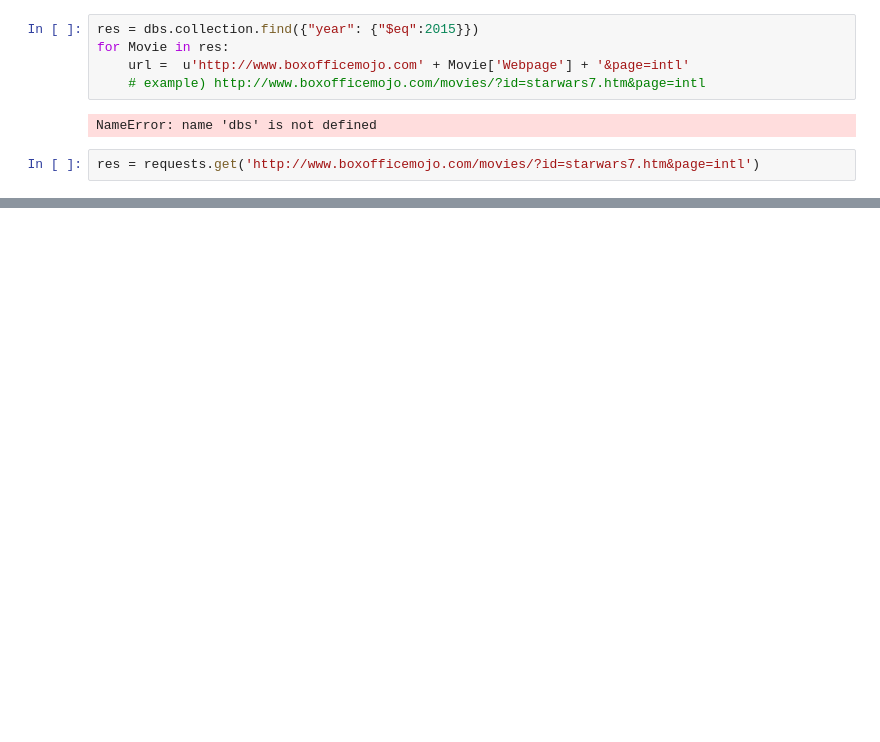
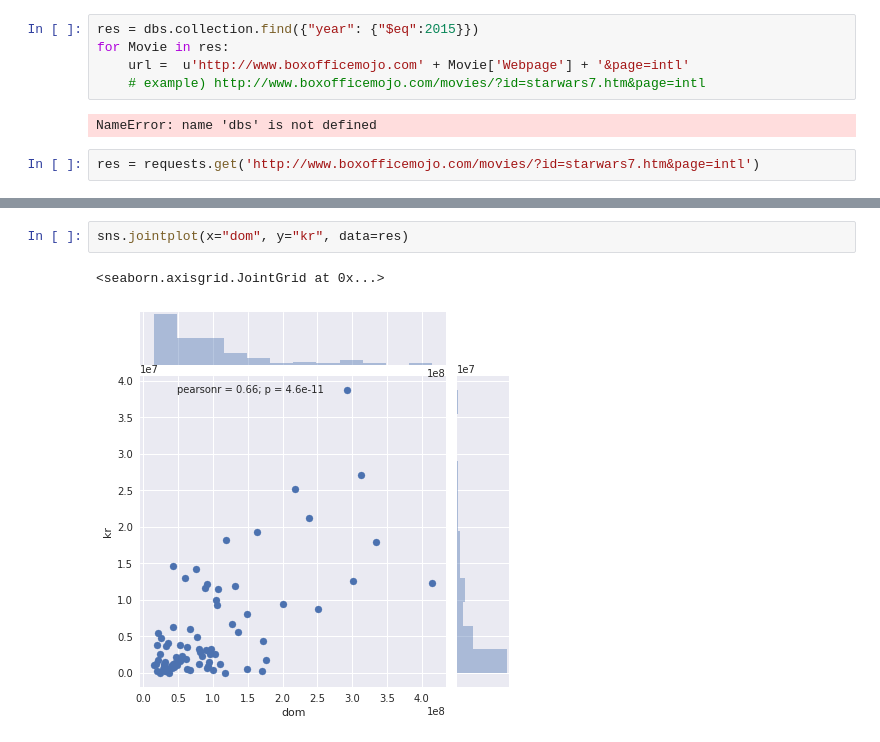
Before and after one commit to SeokJong/DSS4_smallproj_8th, a Jupyter notebook: Scraping/Mojo.ipynb, the cells around one changed output, grey strips where cells are left out. Cells and saved outputs as stored; diff of their text form; blank space fills up the shorter version.

```diff
--- a/Scraping/Mojo.ipynb
+++ b/Scraping/Mojo.ipynb
@@ -125,0 +365,5 @@ for x, i in enumerate(tds):
+# %%
+sns.jointplot(x="dom", y="kr", data=res)
+# %% [output]
+<seaborn.axisgrid.JointGrid at 0x...>
+[figure, added]
```
Also changed, not shown: parts of 17 cells of this notebook, 5 other files.
